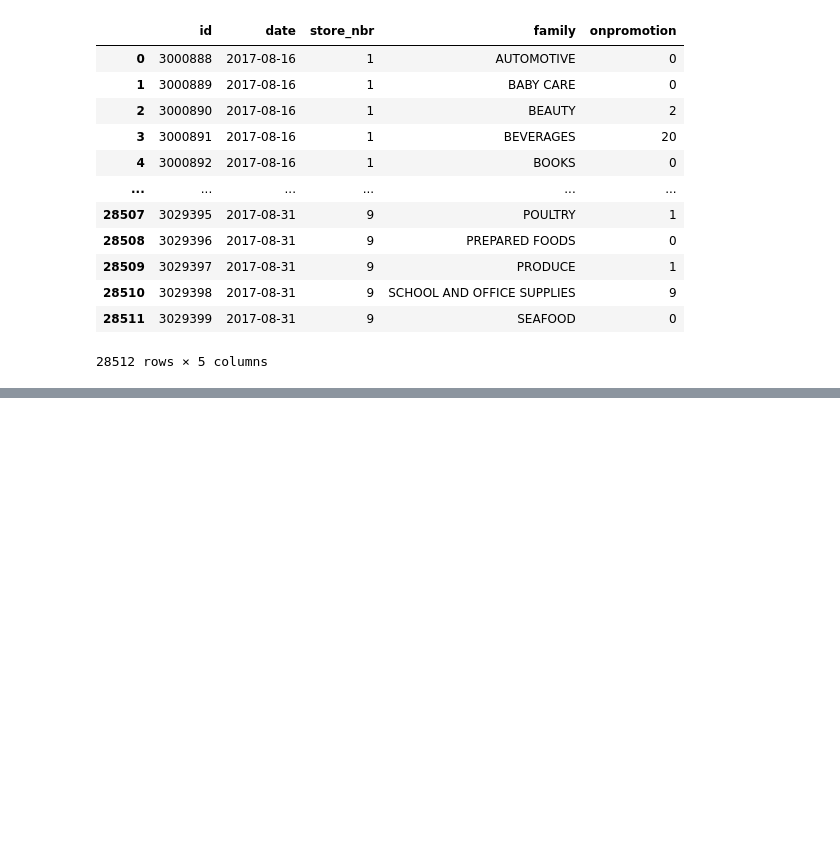
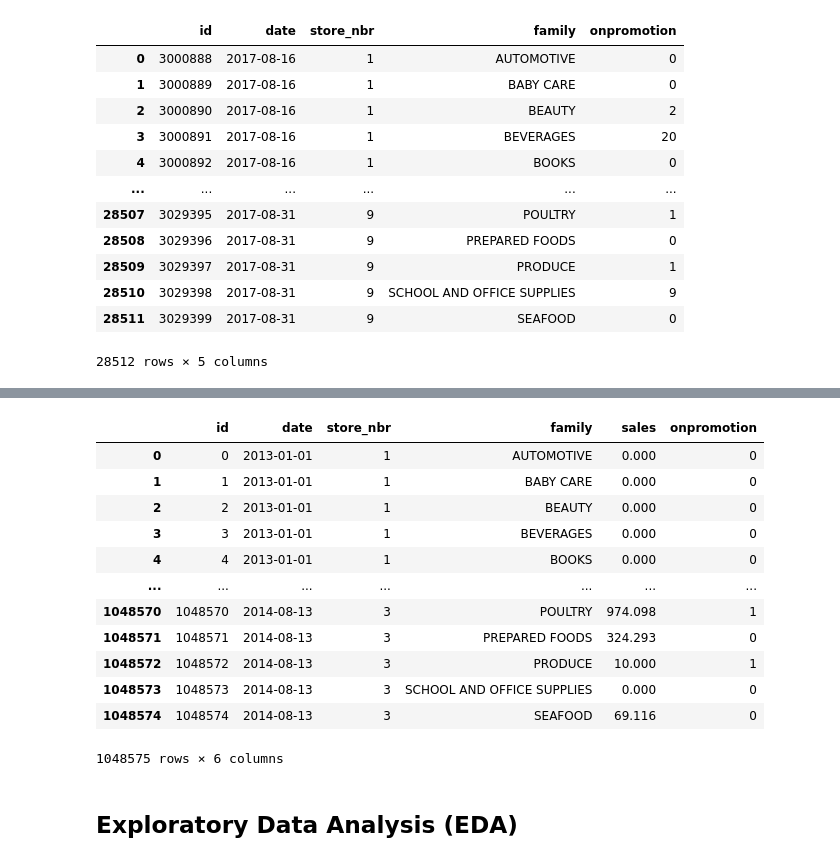
Before and after one commit to Christian-Iyke/LP-3_TIME_SERIES_REGRESSION_PROJECT, a Jupyter notebook: Time_Series_Regression_Project.ipynb, the cells around one changed output, grey strips where cells are left out. Saved outputs shown, nothing was run; the diff lists cells and outputs as text; code cells hidden in the pictures; blank space fills up the shorter version.

```diff
--- a/Time_Series_Regression_Project.ipynb
+++ b/Time_Series_Regression_Project.ipynb
@@ -201,0 +278,20 @@ test_data
+# %%
+train = pd.read_excel("train.xlsx")
+
+train
+# %% [output]
+|  | id | date | store_nbr | family | sales | onpromotion |
+| 0 | 0 | 2013-01-01 | 1 | AUTOMOTIVE | 0.000 | 0 |
+| 1 | 1 | 2013-01-01 | 1 | BABY CARE | 0.000 | 0 |
+| 2 | 2 | 2013-01-01 | 1 | BEAUTY | 0.000 | 0 |
+| 3 | 3 | 2013-01-01 | 1 | BEVERAGES | 0.000 | 0 |
+| 4 | 4 | 2013-01-01 | 1 | BOOKS | 0.000 | 0 |
+| ... | ... | ... | ... | ... | ... | ... |
+| 1048570 | 1048570 | 2014-08-13 | 3 | POULTRY | 974.098 | 1 |
+| 1048571 | 1048571 | 2014-08-13 | 3 | PREPARED FOODS | 324.293 | 0 |
+| 1048572 | 1048572 | 2014-08-13 | 3 | PRODUCE | 10.000 | 1 |
+| 1048573 | 1048573 | 2014-08-13 | 3 | SCHOOL AND OFFICE SUPPLIES | 0.000 | 0 |
+| 1048574 | 1048574 | 2014-08-13 | 3 | SEAFOOD | 69.116 | 0 |
+1048575 rows × 6 columns
+# %% [markdown]
+## Exploratory Data Analysis (EDA)
```
Also changed, not shown: parts of 50 cells of this notebook.
